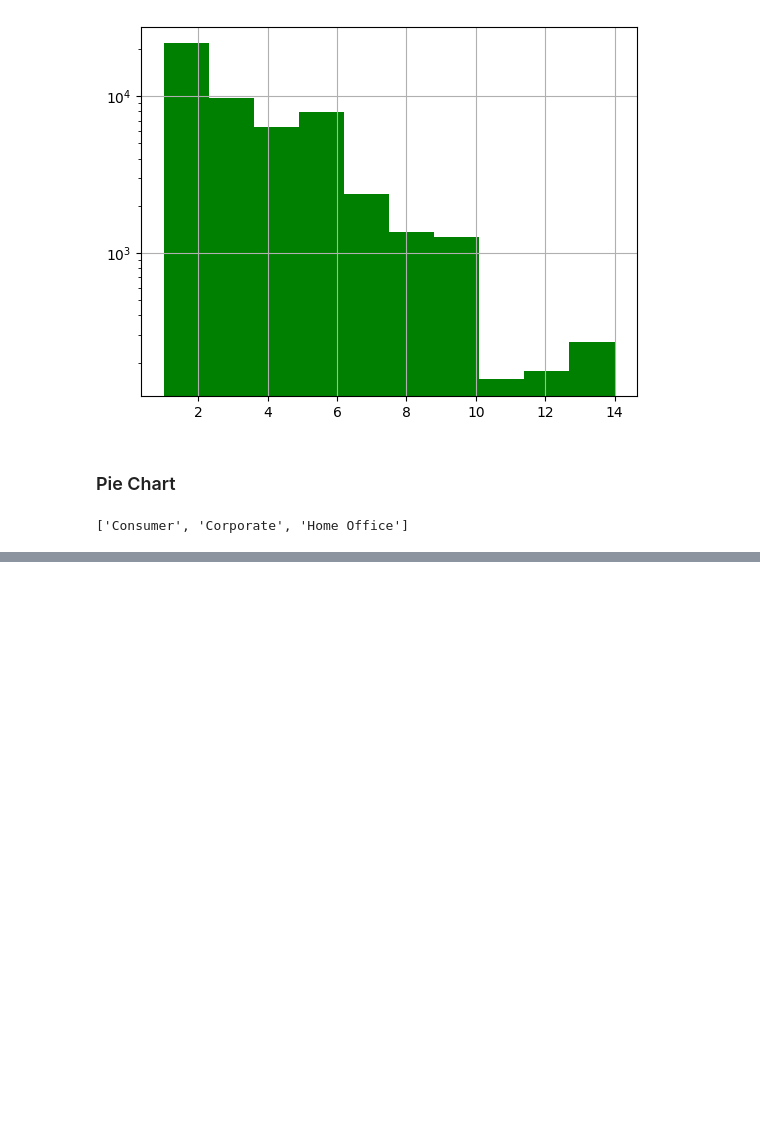
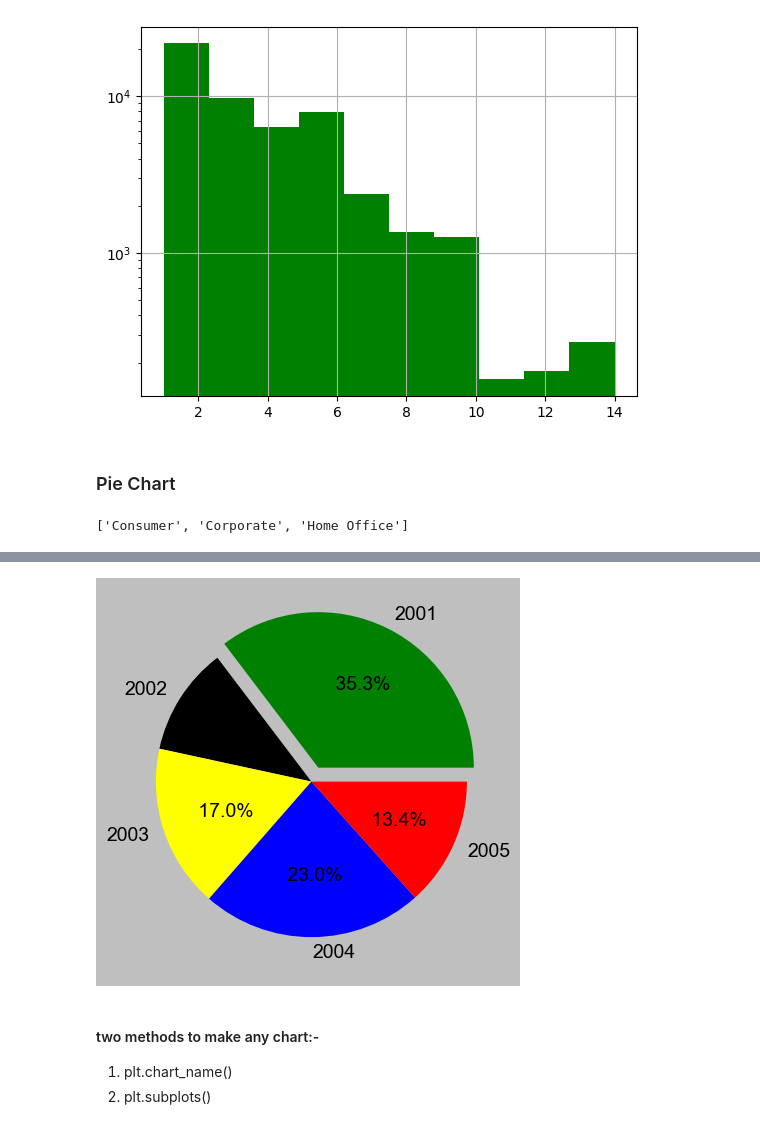
Before and after one commit to vaishnavipatel2805/Python_Libraries_Practice-, a Jupyter notebook: Matplotlib/Untitled.ipynb, the cells around one changed output, grey strips where cells are left out. Cells and saved outputs as stored; diff of their text form; code cells hidden in the pictures; blank space fills up the shorter version.

```diff
--- a/Matplotlib/Untitled.ipynb
+++ b/Matplotlib/Untitled.ipynb
@@ -316,0 +352,11 @@ TypeError: object of type 'numpy.float32' has no len()
+# %%
+plt.style.use('grayscale')
+# %%
+plt.pie(df, labels = df.index ,autopct = '% 0.1f%%', explode = [0.1,0,0,0,0], colors= ["green", "black", "yellow", "blue", "red"])
+plt.show()
+# %% [output]
+[figure, added]
+# %% [markdown]
+#### two methods to make any chart:-
+1. plt.chart_name()
+2. plt.subplots()
```
Also changed, not shown: parts of 21 cells of this notebook, 2 other files.
